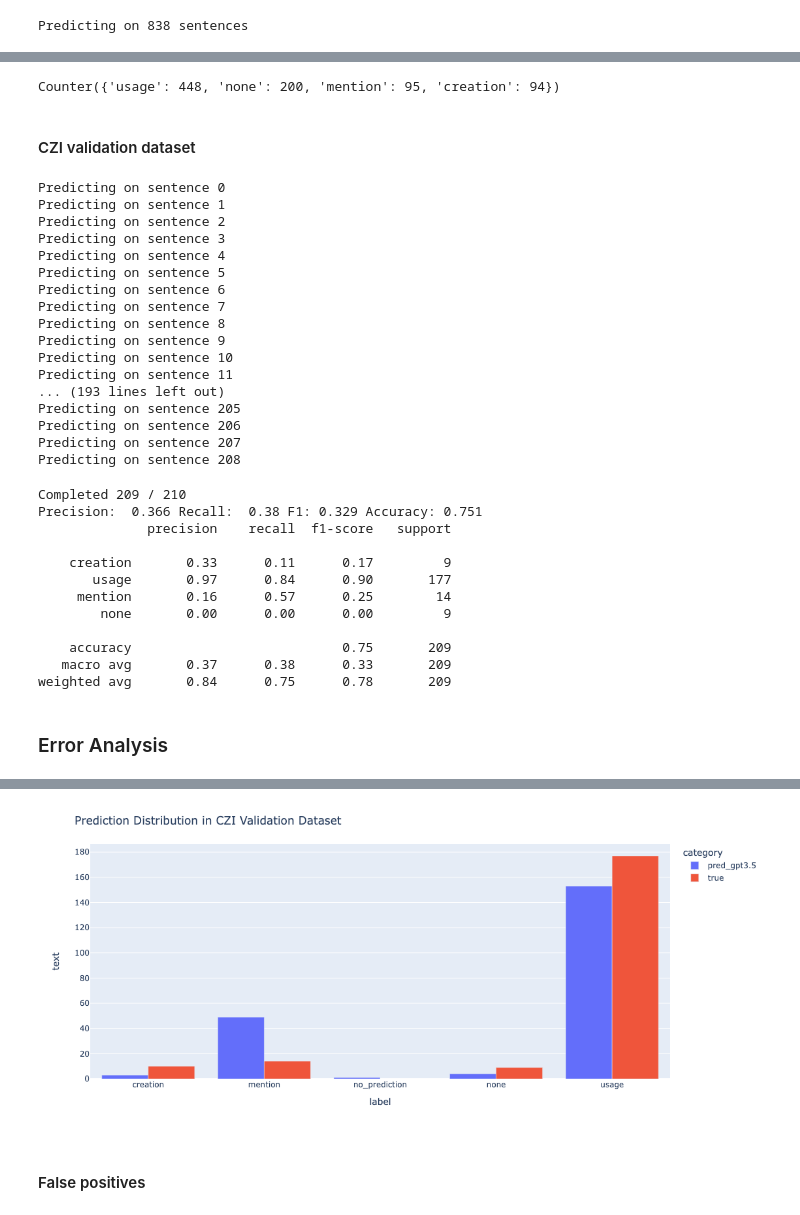
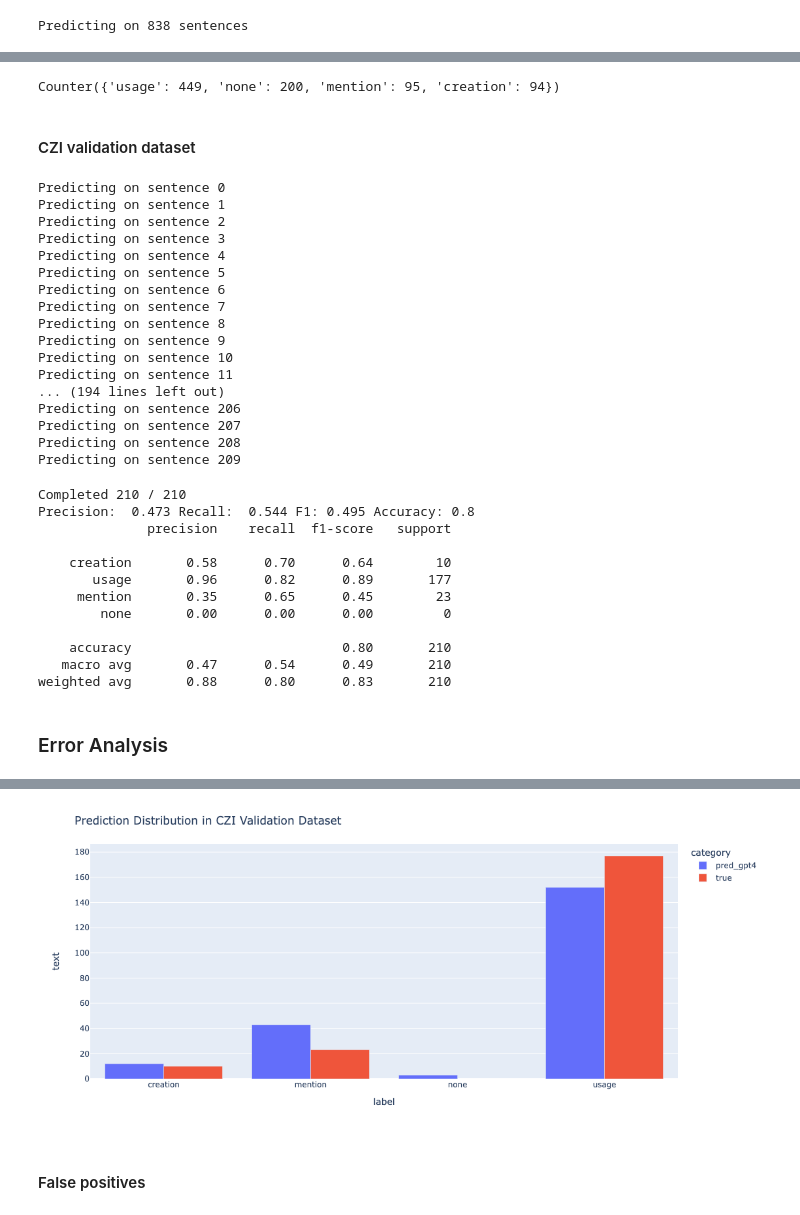
Before and after one commit to karacolada/SoftwareImpactHackathon2023_SoftwareCitationIntent, a Jupyter notebook: GPT_models/gpt4_zero_shot.ipynb, the cells around one changed output, grey strips where cells are left out. Drawn from its saved outputs; the diff is of its cells as text; code cells hidden in the pictures.

```diff
--- a/GPT_models/gpt4_zero_shot.ipynb
+++ b/GPT_models/gpt4_zero_shot.ipynb
@@ -74,11 +74,11 @@ def print_statement(i, print_every, verbose, sentence = None, predicted_class =
         else:
             print(i, 'Sentence: ', sentence, '\nPredicted class:', predicted_class, 'Real class:' + label + '\n\n')
 
-def predict_gpt(sentences, y_test, model, n = -1, print_every = 10, verbose = False):
+def predict_gpt(sentences, y_test, model, print_every = 10, verbose = False):
     initial_message = [{"role": "system",
-                "content": "You are a scientist trying to figure out the citation intent behind software mentioned in sentences coming from research articles. Your four categories are: usage, creation, mention, or none. The definitions of the classes are: \
+                "content": "You are a scientist trying to figure out the citation intent behind software mentioned in sentences coming from research articles. Your four categories are: creation, usage, mention, or none. The definitions of the classes are: \
+                - creation: software was created by the authors of the paper \
                 - usage: software was used in the paper \
-                - creation: software was created by the authors of the paper \
                 - mention: software was mentioned in the paper, but not used, nor created \
                 - none: none of the previous 3 categories apply \
                 You need to output one category only."}]
@@ -86,7 +86,7 @@ def predict_gpt(sentences, y_test, model, n = -1, print_every = 10, verbose = Fa
     true_labels = []
     indices = range(len(sentences))
     completed_sentences = []
-    for i, sentence, label in zip(indices[:n], sentences[:n], y_test[:n]):
+    for i, sentence, label in zip(indices, sentences, y_test):
         message = initial_message + [{"role": "user", "content": "Sentence: " + sentence.strip() + '.'}]
         try:
             predicted_class = query_gpt(message, model)
@@ -154,11 +154,12 @@ weighted avg       0.79      0.82      0.80       837
 # %%
 Counter(y_test_true_completed)
 # %% [output]
-Counter({'usage': 448, 'none': 200, 'mention': 95, 'creation': 94})
+Counter({'usage': 449, 'none': 200, 'mention': 95, 'creation': 94})
 # %% [markdown]
 #### CZI validation dataset
 # %%
 czi_val_df = pd.read_csv('../data/czi_val_merged.csv').drop_duplicates()
+czi_val_df['label'] = czi_val_df['label'].apply(lambda x: 'mention' if x == 'none' else x)
 test_sentences_czi = czi_val_df['text'].to_list()
 y_czi_val = czi_val_df['label'].to_list()
 y_pred_completed_czi, y_true_completed_czi, test_completed_sentences_czi = predict_gpt(test_sentences_czi, y_czi_val, "gpt-3.5-turbo", print_every = 1)
@@ -175,27 +176,27 @@ Predicting on sentence 8
 Predicting on sentence 9
 Predicting on sentence 10
 Predicting on sentence 11
-... (193 lines left out)
-Predicting on sentence 205
+... (194 lines left out)
 Predicting on sentence 206
 Predicting on sentence 207
 Predicting on sentence 208
+Predicting on sentence 209
 # %%
 print('Completed', len(test_completed_sentences_czi), '/', len(test_sentences_czi))
 evaluate(y_true_completed_czi, y_pred_completed_czi)
 # %% [output]
-Completed 209 / 210
-Precision:  0.366 Recall:  0.38 F1: 0.329 Accuracy: 0.751
+Completed 210 / 210
+Precision:  0.473 Recall:  0.544 F1: 0.495 Accuracy: 0.8
               precision    recall  f1-score   support
 
-    creation       0.33      0.11      0.17         9
-       usage       0.97      0.84      0.90       177
-     mention       0.16      0.57      0.25        14
-        none       0.00      0.00      0.00         9
+    creation       0.58      0.70      0.64        10
+       usage       0.96      0.82      0.89       177
+     mention       0.35      0.65      0.45        23
+        none       0.00      0.00      0.00         0
 
-    accuracy                           0.75       209
-   macro avg       0.37      0.38      0.33       209
-weighted avg       0.84      0.75      0.78       209
+    accuracy                           0.80       210
+   macro avg       0.47      0.54      0.49       210
+weighted avg       0.88      0.80      0.83       210
 # %% [markdown]
 ### Error Analysis
 # %%
@@ -208,7 +209,7 @@ def get_pred_label(x, completed_sentences, y_pred_completed):
 czi_val_df['category'] = 'true'
 czi_val_df['pred_label'] = czi_val_df['text'].apply(lambda x: get_pred_label(x, test_completed_sentences_czi, y_pred_completed_czi))
 czi_val_df_pred = czi_val_df.copy()
-czi_val_df_pred['category'] = 'pred_gpt3.5'
+czi_val_df_pred['category'] = 'pred_gpt4'
 czi_val_df_pred['label'] = czi_val_df_pred['pred_label']
 
 czi_val_df_all = pd.concat([czi_val_df_pred, czi_val_df])
@@ -221,4 +221,4 @@ fig.update_layout(width=800,height=500, title = 'Prediction Distribution in CZI
-[figure, old version]
+[figure, new version]
 # %% [markdown]
 #### False positives
 # %%
```
Also changed, not shown: parts of 6 cells of this notebook, 1 other file.
